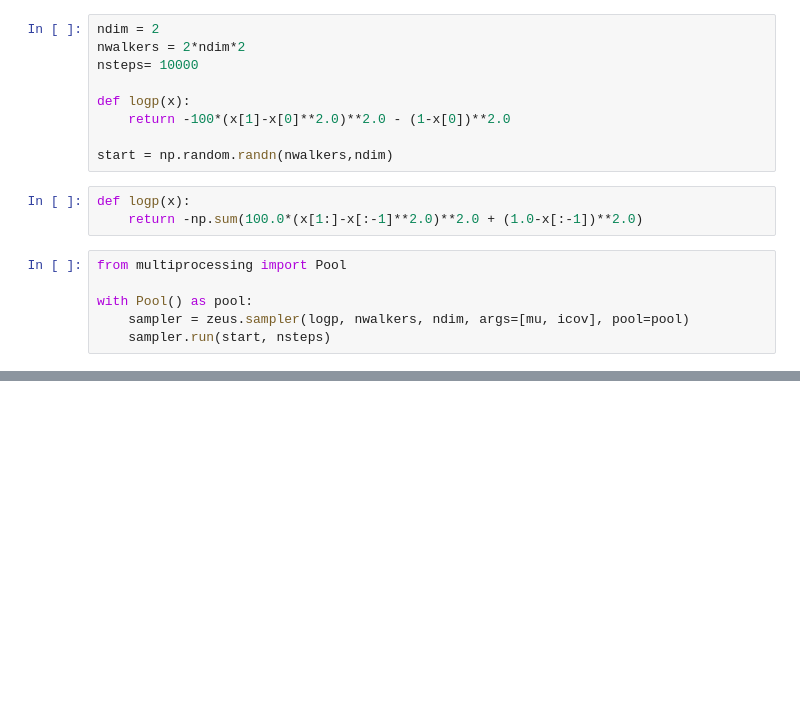
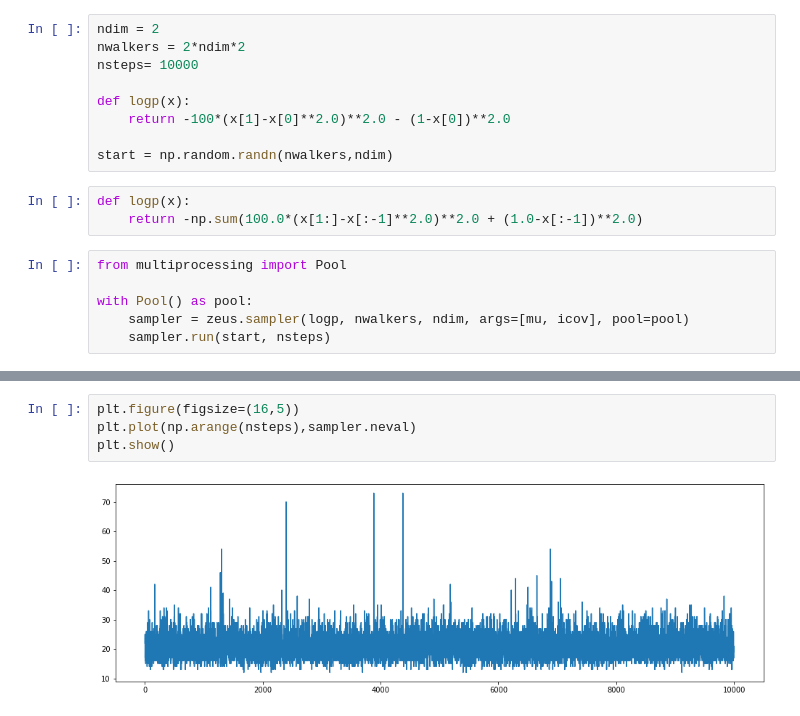
Before and after one commit to minaskar/zeus, a Jupyter notebook: examples/normal_distribution.ipynb, the cells around one changed output, grey strips where cells are left out. Drawn from its saved outputs; the diff is of its cells as text; blank space fills up the shorter version.

```diff
--- a/examples/normal_distribution.ipynb
+++ b/examples/normal_distribution.ipynb
@@ -120,3 +119,9 @@ plt.show()
+# %%
+plt.figure(figsize=(16,5))
+plt.plot(np.arange(nsteps),sampler.neval)
+plt.show()
+# %% [output]
+[figure, added]
 # %%
 mean_mu = np.mean(sampler.neval[int(nsteps/2):]/nwalkers)
 std_mu = np.std(sampler.neval[int(nsteps/2):]/nwalkers)
```
Also changed, not shown: parts of 9 cells of this notebook, 1 other file.
